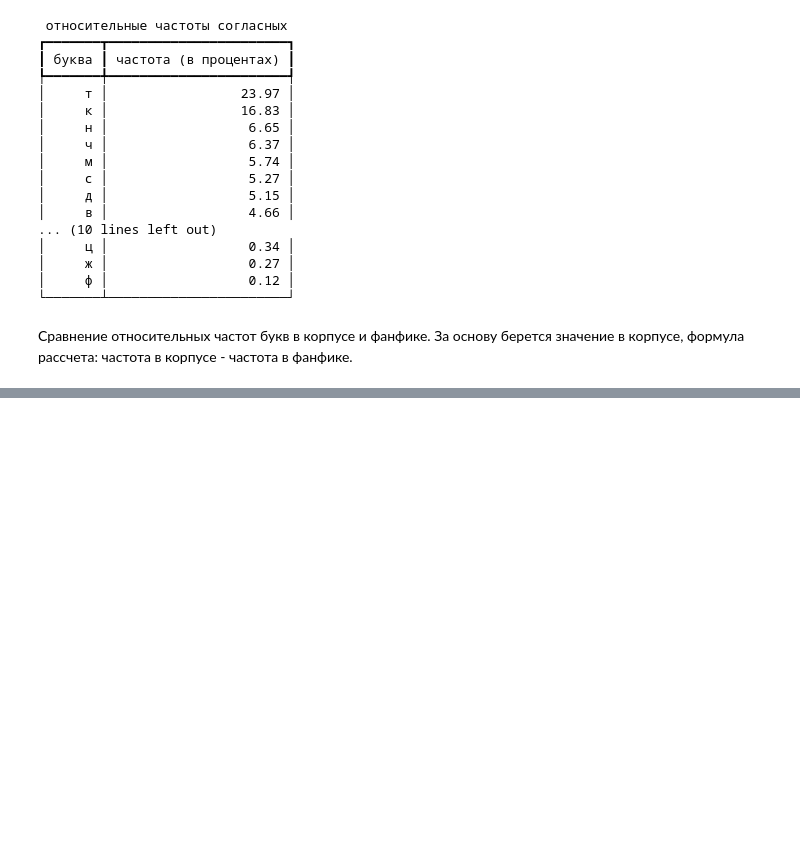
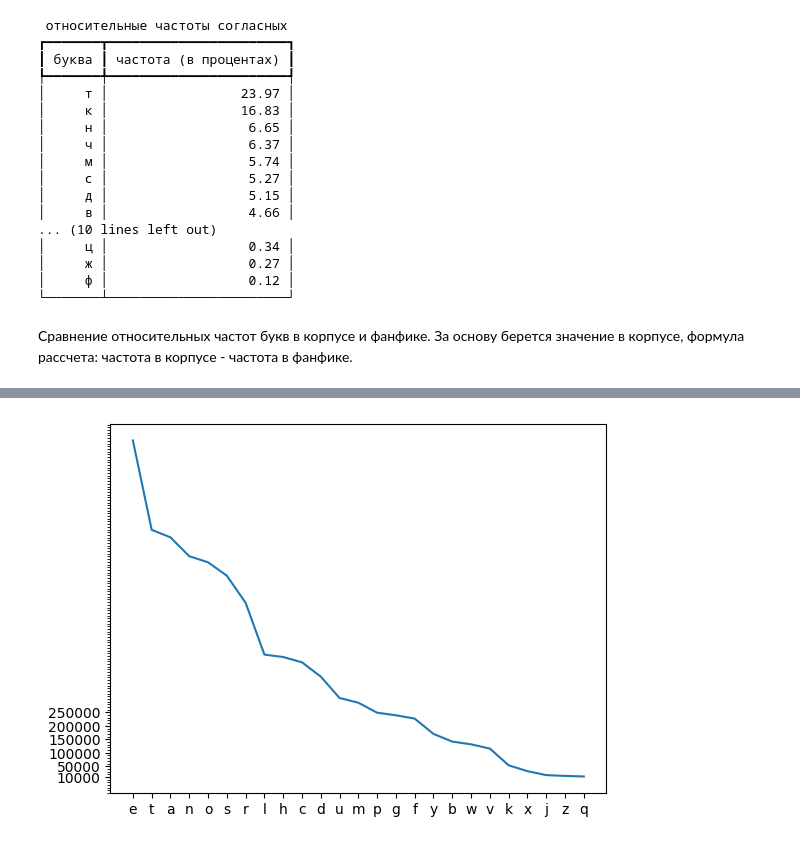
Before and after one commit to lizaolva/smth, a Jupyter notebook: шабат.ipynb, the cells around one changed output, grey strips where cells are left out. Drawn from its saved outputs; the diff is of its cells as text; code cells hidden in the pictures; blank space fills up the shorter version.

```diff
--- a/шабат.ipynb
+++ b/шабат.ipynb
@@ -379,0 +491,23 @@ console.print(table)
+# %%
+import string, os, re
+letters_eng = {}
+letset_eng = set(['q', 'w', 'e', 'r', 't', 'y', 'u', 'o', 'p', 'l', 'k', 'j', 'h', 'g', 'f', 'd', 's', 'a', 'z', 'x', 'c', 'v', 'b', 'n', 'm'])
+wordcount_eng = 0
+
+with open(r"C:\Users\lizao\Desktop\smth\shabat_eng.txt", 'r', encoding = 'utf-8') as f:
+     text_eng = f.read()
+
+words_eng = re.finditer(r'[a-zA-Z]+(?:-[a-zA-Z]+)?', text_eng)
+for word in words_eng:
+    if wordcount_eng == 2e6:
+        break
+    else:
+        wordcount_eng += 1
+        for char in word.group():
+            if char.lower() in letset_eng:
+                if char.lower() in letters_eng:
+                    letters_eng[char.lower()] +=1
+                else:
+                    letters_eng[char.lower()] = 1
+
+print(wordcount_eng)
@@ -379,0 +556,4 @@ console.print(table)
+# %%
+plot(letters_eng)
+# %% [output]
+[figure, added]
```
Also changed, not shown: parts of 75 cells of this notebook.
